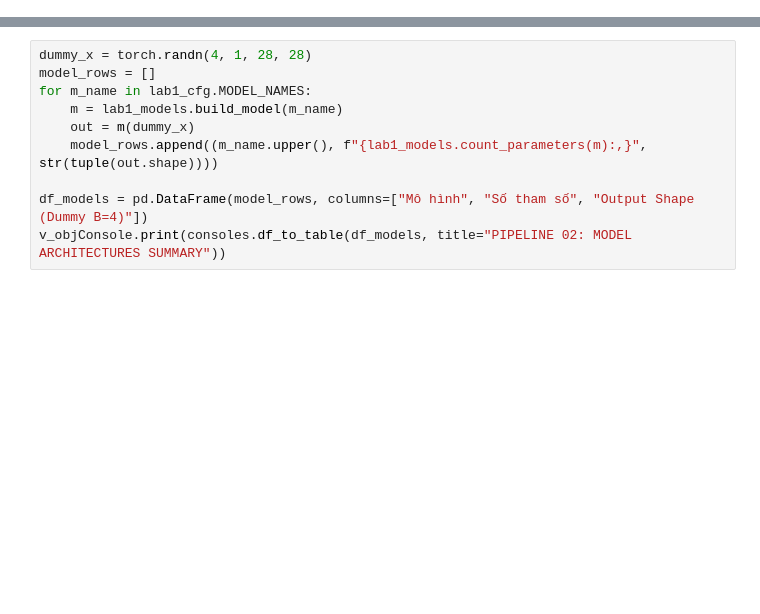
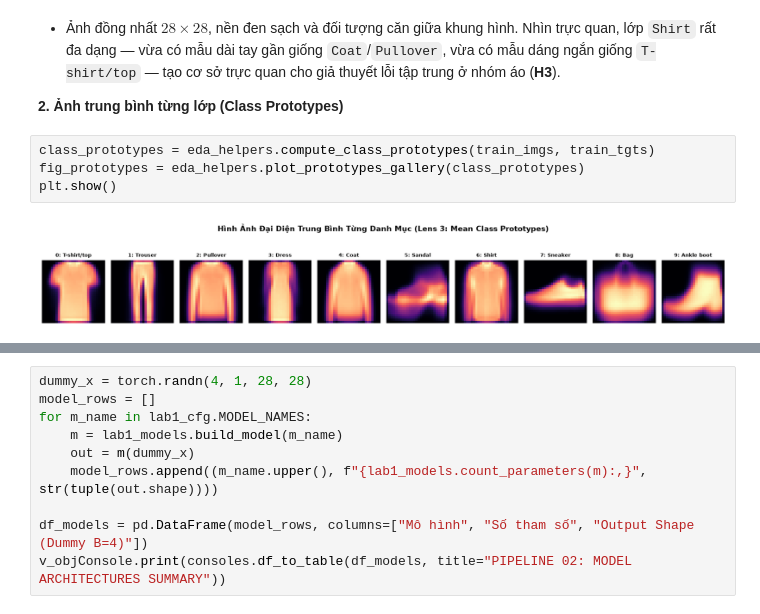
Before and after one commit to notworLe/Deeplearning-UTH, a Jupyter notebook: labs/lab1/vibe/lab1.ipynb, the cells around one changed output, grey strips where cells are left out. Cells and saved outputs as stored; diff of their text form; blank space fills up the shorter version.

```diff
--- a/labs/lab1/vibe/lab1.ipynb
+++ b/labs/lab1/vibe/lab1.ipynb
@@ -440,0 +341,10 @@ Khởi tạo độc lập 3 mô hình khớp chính xác đặc tả tại `docs
+# %% [markdown]
+- Ảnh đồng nhất $28 \times 28$, nền đen sạch và đối tượng căn giữa khung hình. Nhìn trực quan, lớp `Shirt` rất đa dạng — vừa có mẫu dài tay gần giống `Coat`/`Pullover`, vừa có mẫu dáng ngắn giống `T-shirt/top` — tạo cơ sở trực quan cho giả thuyết lỗi tập trung ở nhóm áo (**H3**).
+
+**2. Ảnh trung bình từng lớp (Class Prototypes)**
+# %%
+class_prototypes = eda_helpers.compute_class_prototypes(train_imgs, train_tgts)
+fig_prototypes = eda_helpers.plot_prototypes_gallery(class_prototypes)
+plt.show()
+# %% [output]
+[figure, added]
```
Also changed, not shown: parts of 84 cells of this notebook.
